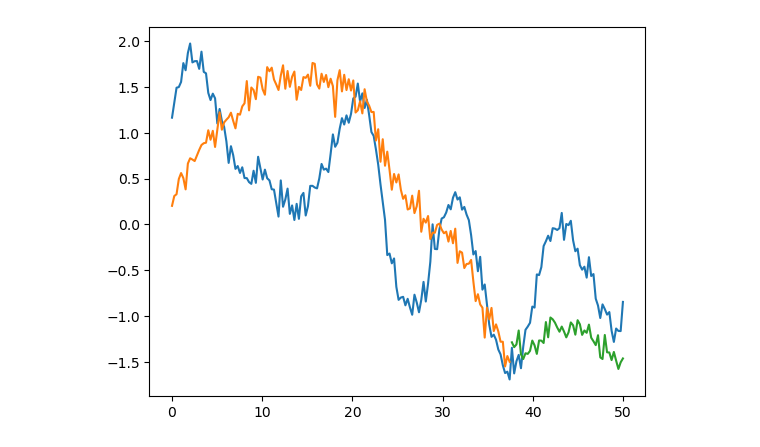
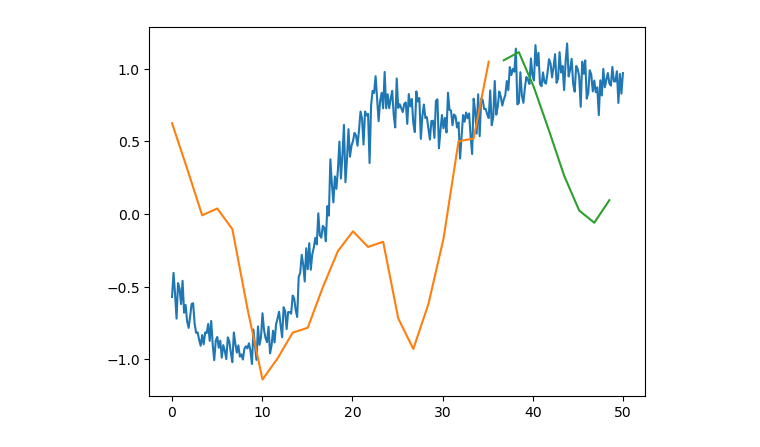
Before and after one commit to JVerbeek/at-gpflow, a Jupyter notebook: experiments/check_approximation_quality/misspecification.ipynb, the cells around one changed output. Cells and saved outputs as stored; diff of their text form; code cells hidden in the pictures.

```diff
--- a/experiments/check_approximation_quality/misspecification.ipynb
+++ b/experiments/check_approximation_quality/misspecification.ipynb
@@ -22,27 +29,28 @@ def get_kernel():
 # %%
-Xs = np.linspace(0, 50, 200).reshape(-1, 1)
-Xt = np.linspace(0, 50, 200).reshape(-1, 1)
+Xs = np.linspace(0, 50, 300).reshape(-1, 1)
+Xt = np.linspace(0, 50, 300).reshape(-1, 1)
 f1 = np.random.multivariate_normal(np.zeros_like(Xs.flatten()), gpf.kernels.RBF(lengthscales=10)(Xs))
 f2 = np.random.multivariate_normal(np.zeros_like(Xt.flatten()), gpf.kernels.RBF(lengthscales=3)(Xt))
 
-ys = (0.2 * f1 + 0.8 * f2 + np.random.normal(0, 0.1, len(Xs))).reshape(-1, 1)
-yt = (0.8* f1 + 0.2 * f2 + np.random.normal(0, 0.1, len(Xt))).reshape(-1, 1)
-yt = [y for i, y in enumerate(yt) if i % 1 == 0]
-Xt = [x for i, x in enumerate(Xt) if i % 1 == 0]
+prop = 0.9
+ys = (prop * f1 + (1-prop) * f2 + np.random.normal(0, 0.1, len(Xs))).reshape(-1, 1)
+yt = ((1-prop)* f1 + prop * f2 + np.random.normal(0, 0.1, len(Xt))).reshape(-1, 1)
+yt = [y for i, y in enumerate(yt) if i % 10 == 0]
+Xt = [x for i, x in enumerate(Xt) if i % 10 == 0]
 yt_train = yt[:int(len(Xt)*0.75)]
 Xt_train = Xt[:int(len(Xt)*0.75)]
 yt_test = yt[int(len(Xt)*0.75):]
 Xt_test = Xt[int(len(Xt)*0.75):]
 
 plt.plot(Xs, ys)
 plt.plot(Xt_train, yt_train)
 plt.plot(Xt_test, yt_test)
 plt.show()
 
 X = np.vstack((np.hstack((Xs, np.zeros_like(Xs))), np.hstack((Xt, np.ones_like(Xt)))))
 y = np.vstack((np.hstack((ys, np.zeros_like(ys))), np.hstack((yt, np.ones_like(yt)))))
 # %% [output]
-[figure, old version]
+[figure, new version]
 # %%
 output_dim = 2  # Number of outputs
 rank = 1  # Rank of W
```
Also changed, not shown: parts of 7 cells of this notebook, 19 other files.
